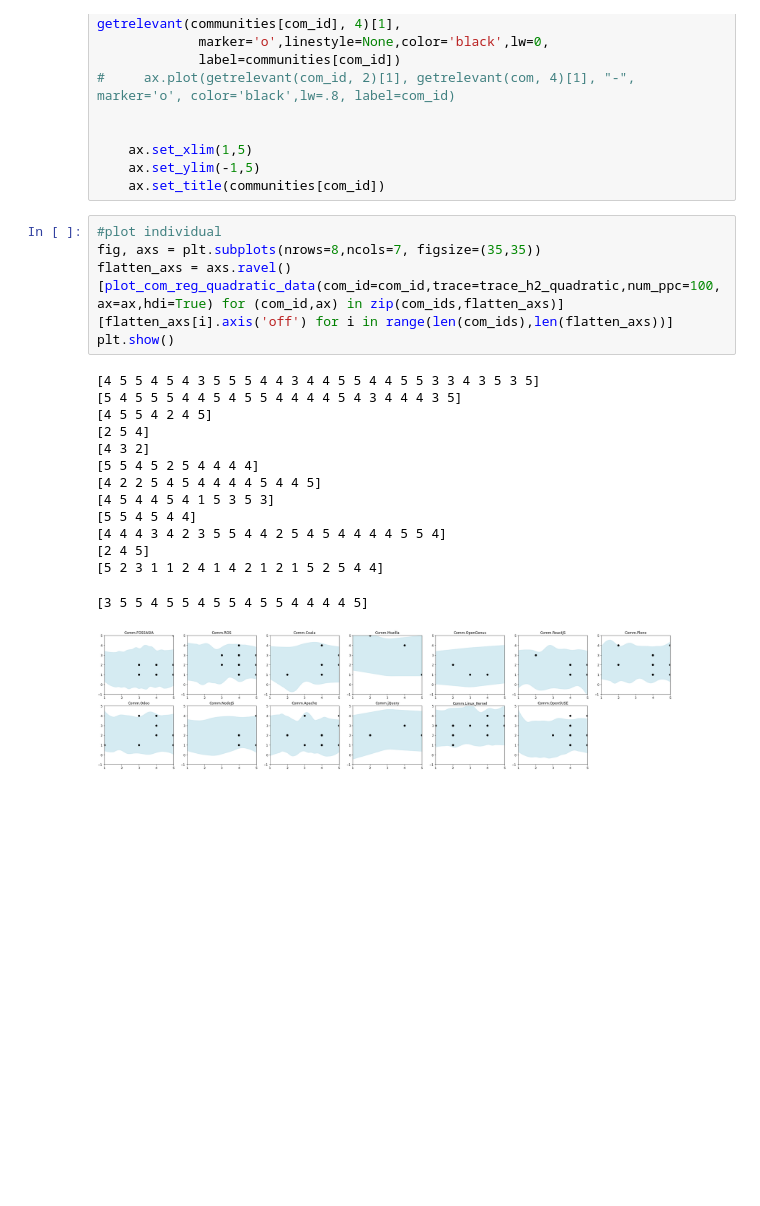
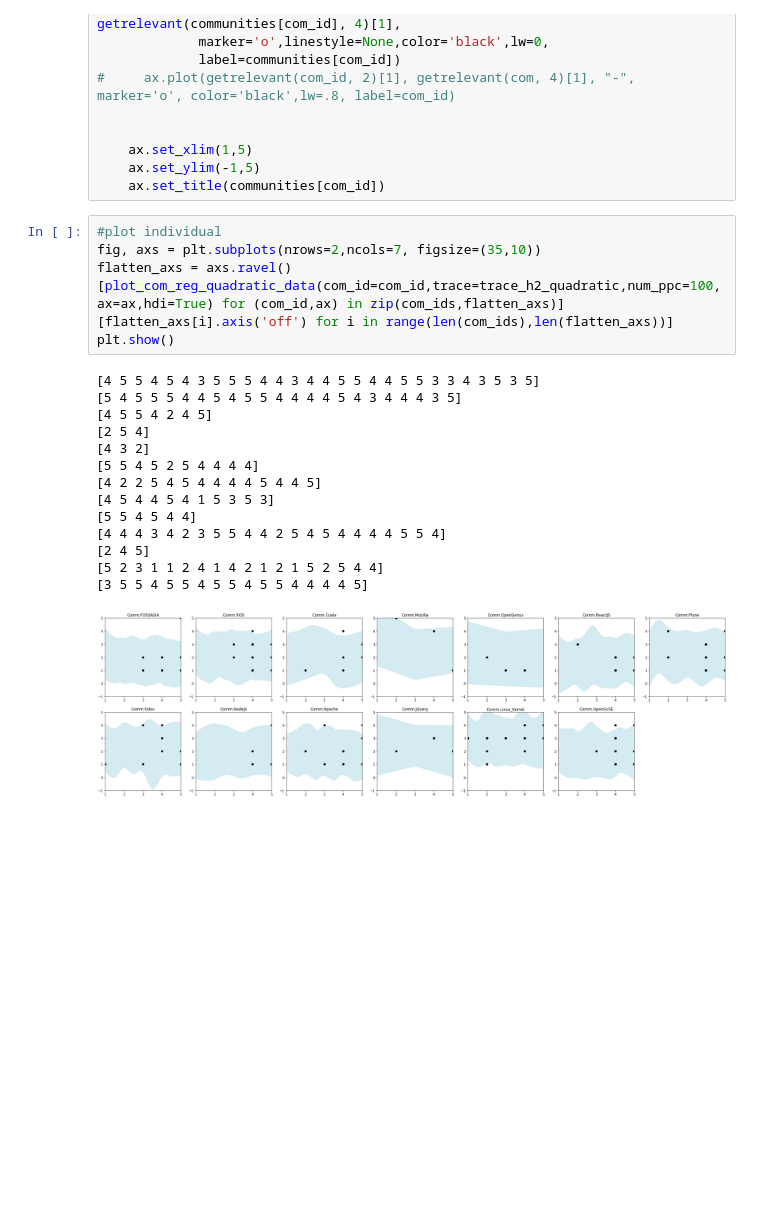
Before and after one commit to jonasIshoejNielsen/2021_prpro_exam, a Jupyter notebook: exam.ipynb, the cells around one changed output. Cells and saved outputs as stored; diff of their text form; blank space fills up the shorter version.

Commit message:
graph size

```diff
--- a/exam.ipynb
+++ b/exam.ipynb
@@ -560,23 +560,23 @@ def plot_com_reg_quadratic_data(com_id,trace,num_ppc,ax,hdi=False):
     ax.set_title(communities[com_id])
 # %%
 #plot individual
-fig, axs = plt.subplots(nrows=8,ncols=7, figsize=(35,35))
+fig, axs = plt.subplots(nrows=2,ncols=7, figsize=(35,10))
 flatten_axs = axs.ravel()
 [plot_com_reg_quadratic_data(com_id=com_id,trace=trace_h2_quadratic,num_ppc=100,ax=ax,hdi=True) for (com_id,ax) in zip(com_ids,flatten_axs)]
 [flatten_axs[i].axis('off') for i in range(len(com_ids),len(flatten_axs))]
 plt.show()
 # %% [output]
 [4 5 5 4 5 4 3 5 5 5 4 4 3 4 4 5 5 4 4 5 5 3 3 4 3 5 3 5]
 [5 4 5 5 5 4 4 5 4 5 5 4 4 4 4 5 4 3 4 4 4 3 5]
 [4 5 5 4 2 4 5]
 [2 5 4]
 [4 3 2]
 [5 5 4 5 2 5 4 4 4 4]
 [4 2 2 5 4 5 4 4 4 4 5 4 4 5]
 [4 5 4 4 5 4 1 5 3 5 3]
 [5 5 4 5 4 4]
 [4 4 4 3 4 2 3 5 5 4 4 2 5 4 5 4 4 4 4 5 5 4]
 [2 4 5]
 [5 2 3 1 1 2 4 1 4 2 1 2 1 5 2 5 4 4]
+[3 5 5 4 5 5 4 5 5 4 5 5 4 4 4 4 5]
-[3 5 5 4 5 5 4 5 5 4 5 5 4 4 4 4 5]
-[figure, old version]
+[figure, new version]
```
